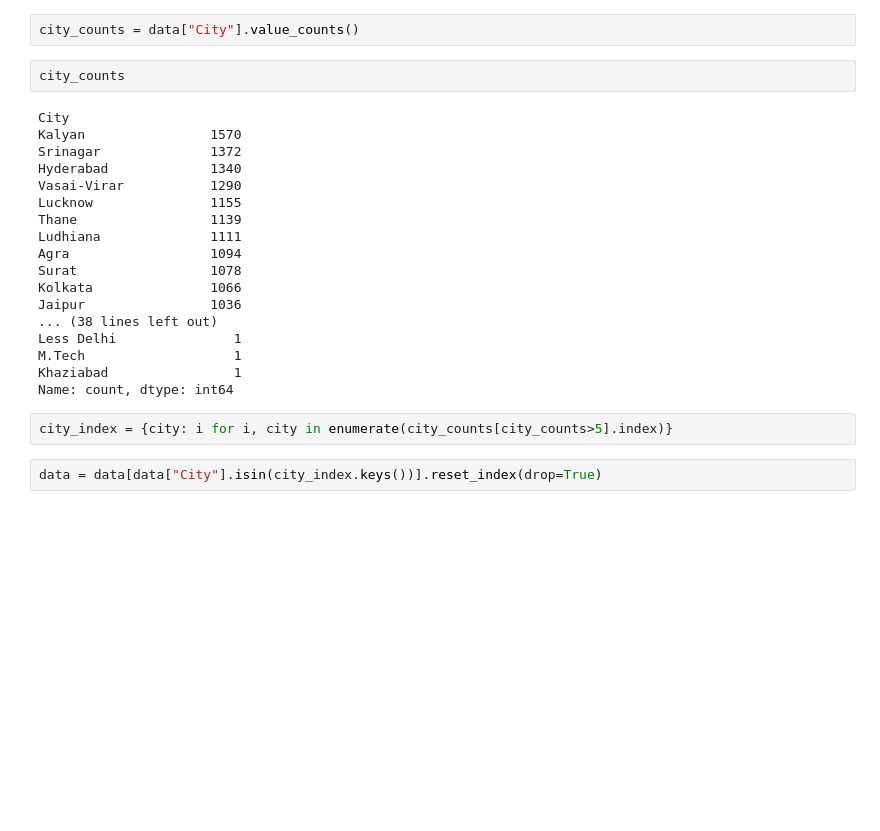
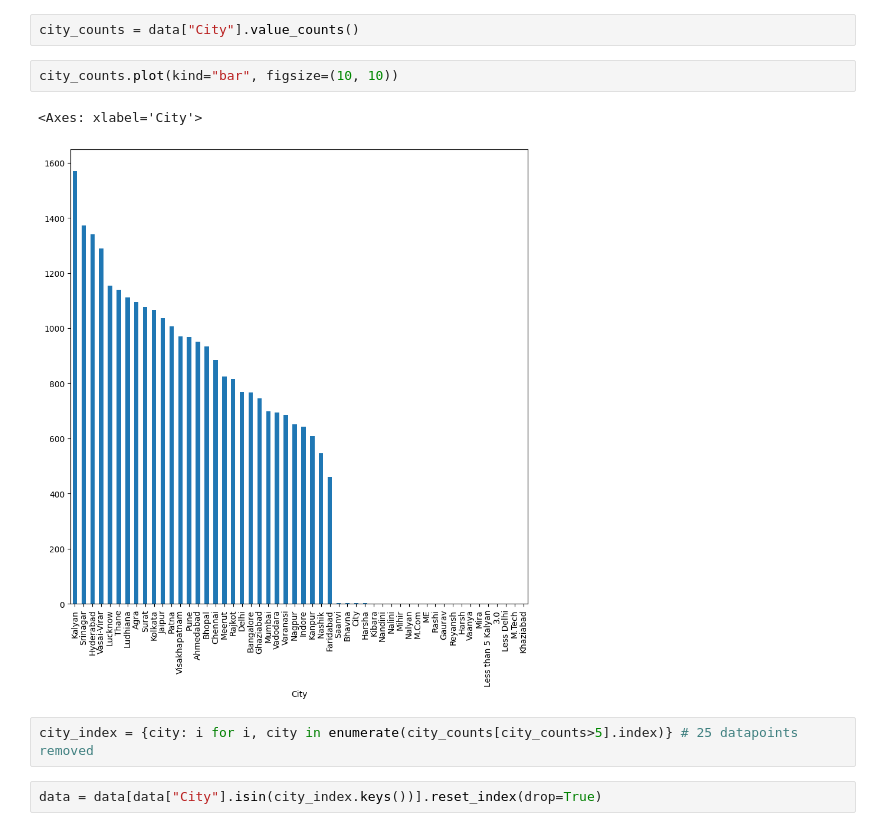
Before and after one commit to smendes2901/Student-Depression-Classification, a Jupyter notebook: EDA.ipynb, the cells around one changed output. Drawn from its saved outputs; the diff is of its cells as text; blank space fills up the shorter version.

```diff
--- a/EDA.ipynb
+++ b/EDA.ipynb
@@ -18,28 +77,13 @@ data.shape
 ## City
 # %%
 city_counts = data["City"].value_counts()
-# %%
-city_counts
-# %% [output]
-City
-Kalyan                1570
-Srinagar              1372
-Hyderabad             1340
-Vasai-Virar           1290
-Lucknow               1155
-Thane                 1139
-Ludhiana              1111
-Agra                  1094
-Surat                 1078
-Kolkata               1066
-Jaipur                1036
-... (38 lines left out)
-Less Delhi               1
-M.Tech                   1
-Khaziabad                1
-Name: count, dtype: int64
+# %%
+city_counts.plot(kind="bar", figsize=(10, 10))
+# %% [output]
+<Axes: xlabel='City'>
+[figure, added]
 # %%
-city_index = {city: i for i, city in enumerate(city_counts[city_counts>5].index)}
+city_index = {city: i for i, city in enumerate(city_counts[city_counts>5].index)} # 25 datapoints removed
 # %%
 data = data[data["City"].isin(city_index.keys())].reset_index(drop=True)
 # %%
```
Also changed, not shown: parts of 8 cells of this notebook.
